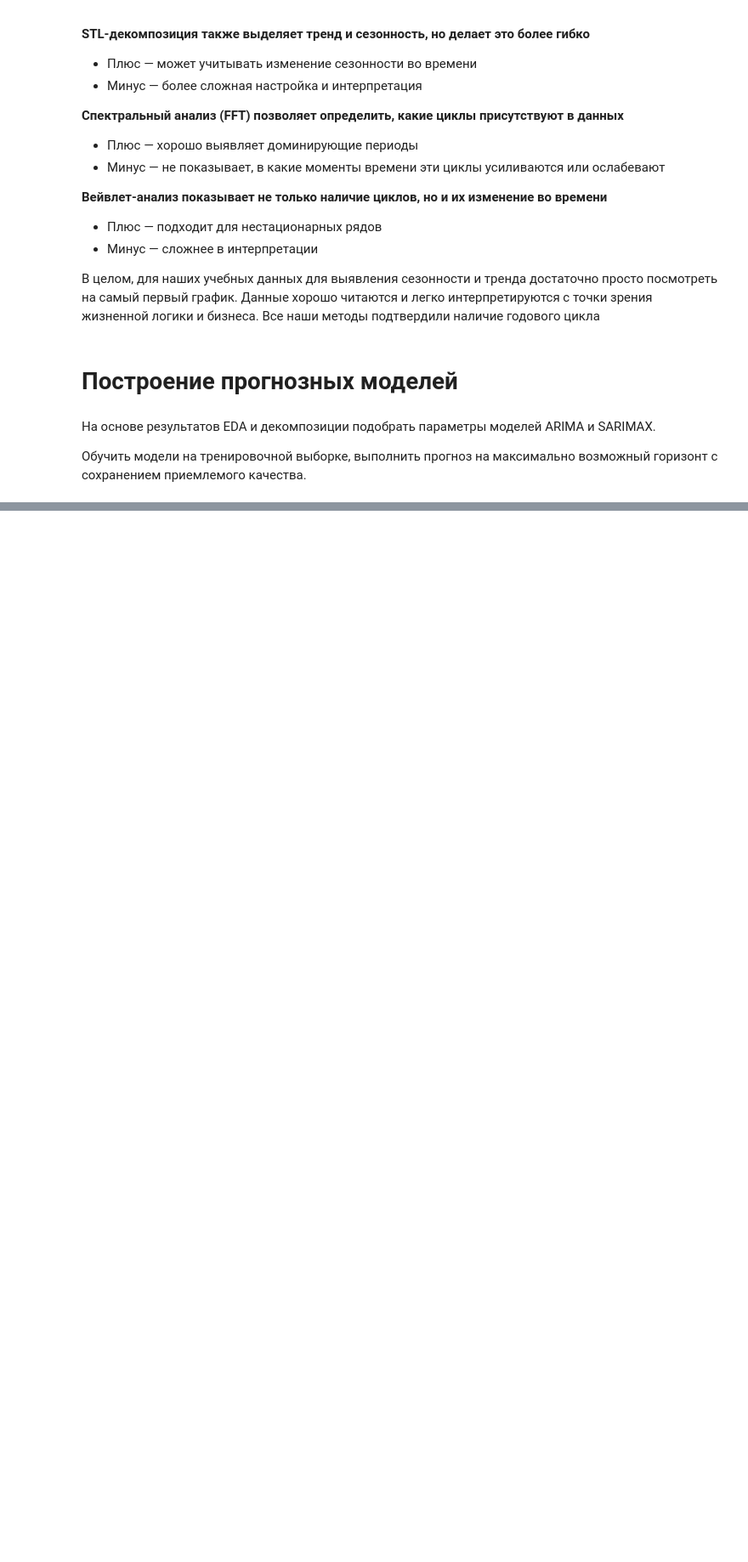
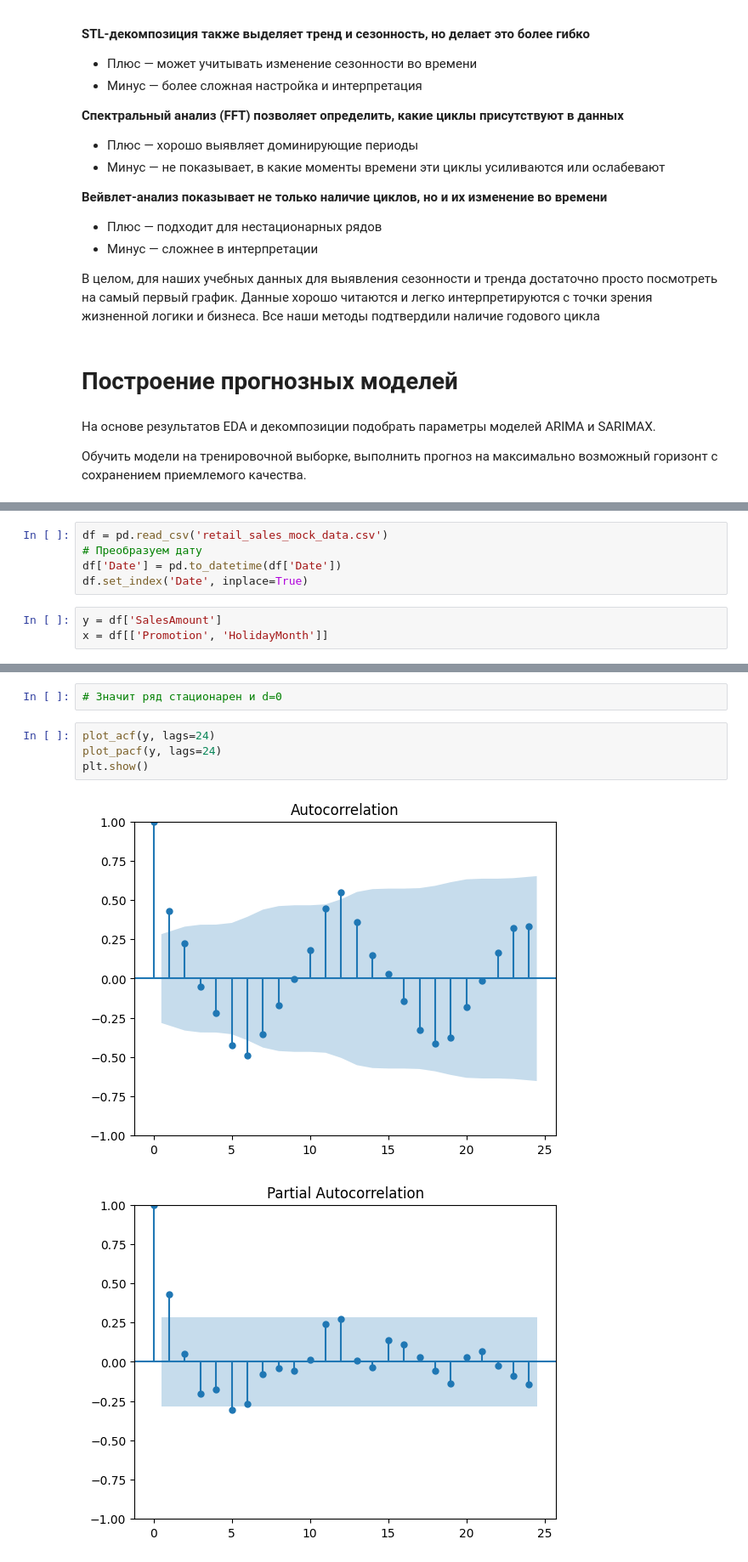
Before and after one commit to PavelBogoslovskiy/predictive_analytics, a Jupyter notebook: LR1/lr.ipynb, the cells around one changed output, grey strips where cells are left out. Shown at 85% size. Drawn from its saved outputs; the diff is of its cells as text; blank space fills up the shorter version.

```diff
--- a/LR1/lr.ipynb
+++ b/LR1/lr.ipynb
@@ -235,0 +246,8 @@ plt.show()
+# %%
+df = pd.read_csv('retail_sales_mock_data.csv')
+# Преобразуем дату
+df['Date'] = pd.to_datetime(df['Date'])
+df.set_index('Date', inplace=True)
+# %%
+y = df['SalesAmount']
+x = df[['Promotion', 'HolidayMonth']]
@@ -235,0 +268,9 @@ plt.show()
+# %%
+# Значит ряд стационарен и d=0
+# %%
+plot_acf(y, lags=24)
+plot_pacf(y, lags=24)
+plt.show()
+# %% [output]
+[figure, added]
+[figure, added]
```
Also changed, not shown: parts of 23 cells of this notebook.
